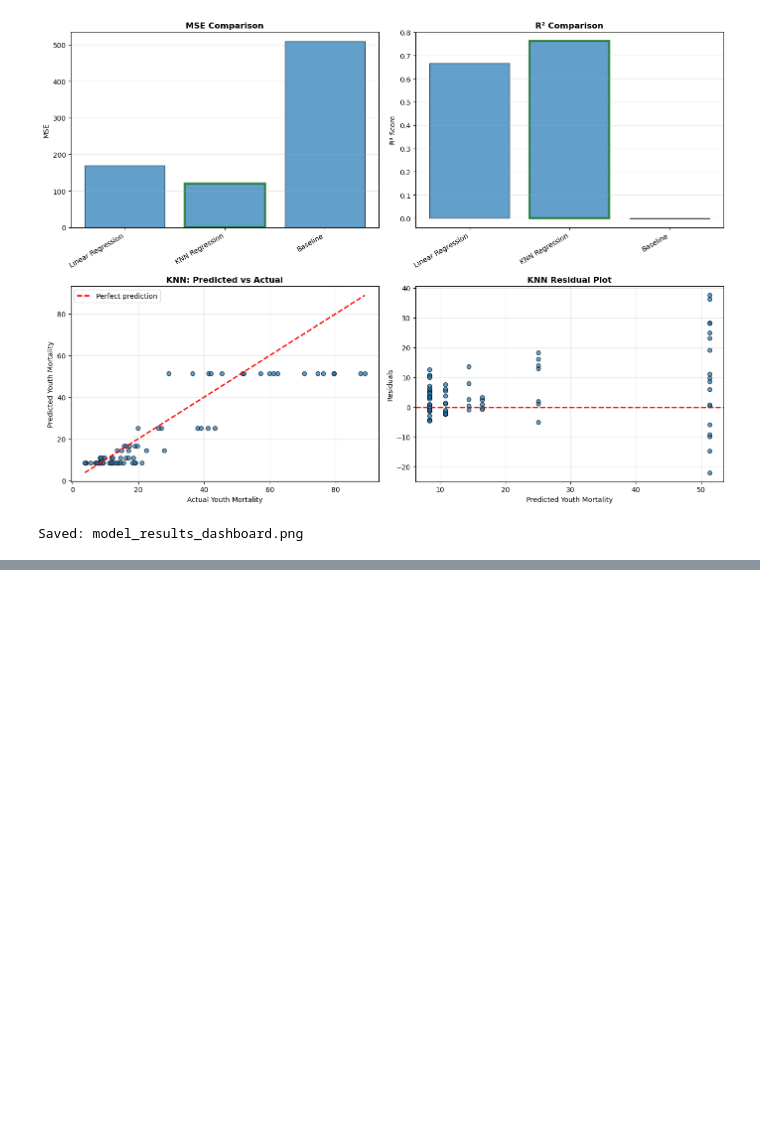
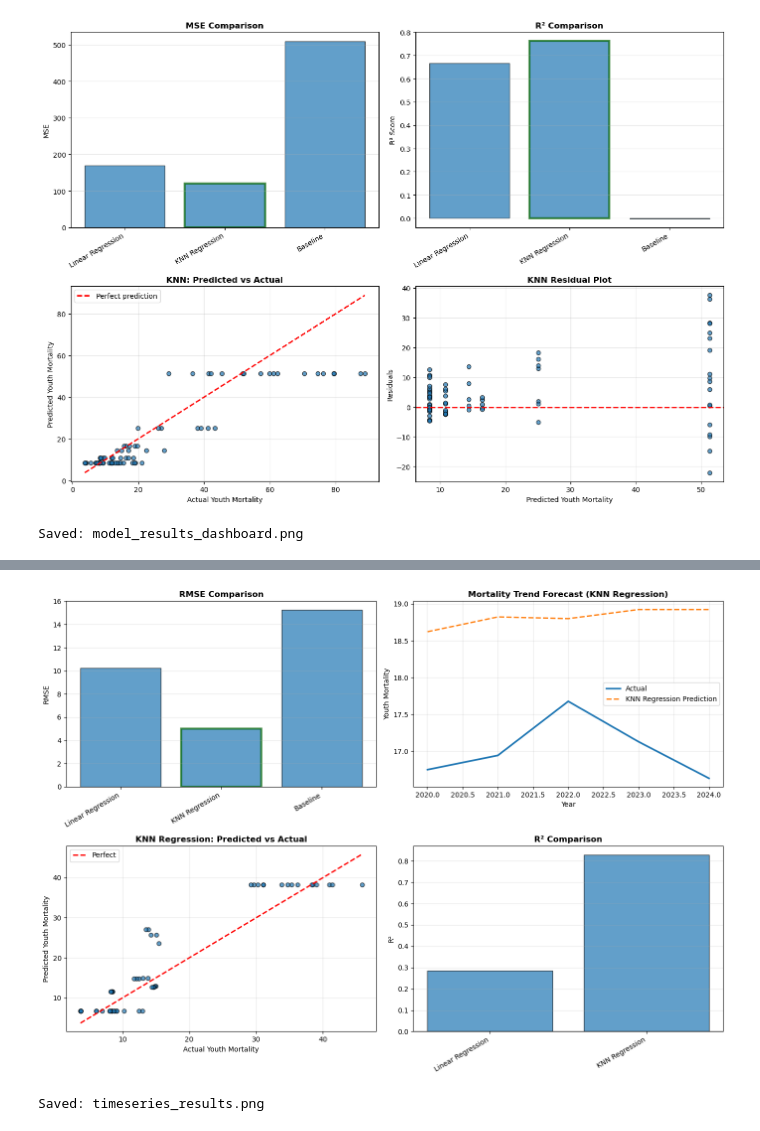
Before and after one commit to ecelule/dsa210project, a Jupyter notebook: youth_mortality_analysis_ML.ipynb, the cells around one changed output, grey strips where cells are left out. Cells and saved outputs as stored; diff of their text form; code cells hidden in the pictures; blank space fills up the shorter version.

```diff
--- a/youth_mortality_analysis_ML.ipynb
+++ b/youth_mortality_analysis_ML.ipynb
@@ -909,0 +1187,80 @@ Saved: model_results_dashboard.png
+# %%
+fig, axes = plt.subplots(2, 2, figsize=(14, 10))
+
+# 1) RMSE comparison
+ax = axes[0, 0]
+
+models_ts = list(ts_results.keys()) + ["Baseline"]
+rmse_vals = [ts_results[m]["RMSE"] for m in ts_results.keys()] + [rmse_baseline]
+
+bars = ax.bar(range(len(models_ts)), rmse_vals, alpha=0.7, edgecolor="black")
+
+best_idx = rmse_vals.index(min(rmse_vals))
+bars[best_idx].set_edgecolor("darkgreen")
+bars[best_idx].set_linewidth(3)
+
+ax.set_xticks(range(len(models_ts)))
+ax.set_xticklabels(models_ts, rotation=30, ha="right")
+ax.set_title("RMSE Comparison", fontweight="bold")
+ax.set_ylabel("RMSE")
+ax.grid(alpha=0.3, axis="y")
+
+
+# 2) Time trend plot
+ax = axes[0, 1]
+
+plot_df = test_ts.copy()
+plot_df["Predicted"] = ts_results[best_ts]["pred"]
+
+trend_actual = plot_df.groupby("Year")["mort_median_5_24"].mean()
+trend_pred = plot_df.groupby("Year")["Predicted"].mean()
+
+ax.plot(trend_actual.index, trend_actual.values, label="Actual", linewidth=2.5)
+ax.plot(trend_pred.index, trend_pred.values, label=f"{best_ts} Prediction", linestyle="--", linewidth=2)
+
+ax.set_title(f"Mortality Trend Forecast ({best_ts})", fontweight="bold")
+ax.set_xlabel("Year")
+ax.set_ylabel("Youth Mortality")
+ax.legend()
+ax.grid(alpha=0.3)
+
+
+# 3) Predicted vs Actual
+ax = axes[1, 0]
+
+ax.scatter(y_test, ts_results[best_ts]["pred"], alpha=0.7, edgecolor="black")
+
+min_val = min(y_test.min(), ts_results[best_ts]["pred"].min())
+max_val = max(y_test.max(), ts_results[best_ts]["pred"].max())
+
+ax.plot([min_val, max_val], [min_val, max_val], "r--", linewidth=2, label="Perfect")
+
+ax.set_xlabel("Actual Youth Mortality")
+ax.set_ylabel("Predicted Youth Mortality")
+ax.set_title(f"{best_ts}: Predicted vs Actual", fontweight="bold")
+ax.legend()
+ax.grid(alpha=0.3)
+
+
+# 4) R2 comparison
+ax = axes[1, 1]
+
+r2_vals = [ts_results[m]["R2"] for m in ts_results.keys()]
+
+ax.bar(range(len(ts_results)), r2_vals, alpha=0.7, edgecolor="black")
+ax.set_xticks(range(len(ts_results)))
+ax.set_xticklabels(list(ts_results.keys()), rotation=30, ha="right")
+ax.set_title("R² Comparison", fontweight="bold")
+ax.set_ylabel("R²")
+ax.axhline(0, color="black", linewidth=1)
+ax.grid(alpha=0.3, axis="y")
+
+
+plt.tight_layout()
+plt.savefig("timeseries_results.png", dpi=300, bbox_inches="tight")
+plt.show()
+
+print("Saved: timeseries_results.png")
+# %% [output]
+[figure, added]
+Saved: timeseries_results.png
```
Also changed, not shown: parts of 11 cells of this notebook, 4 other files.
